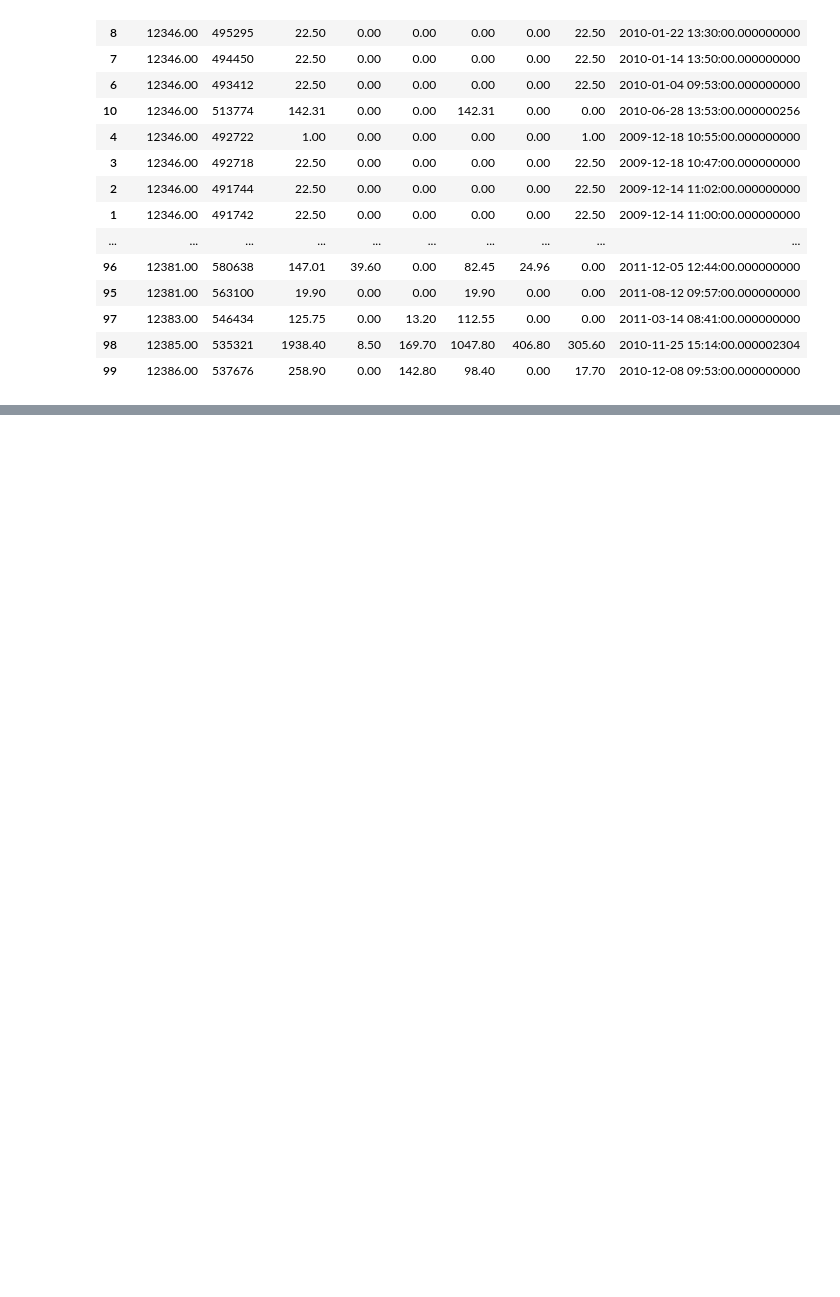
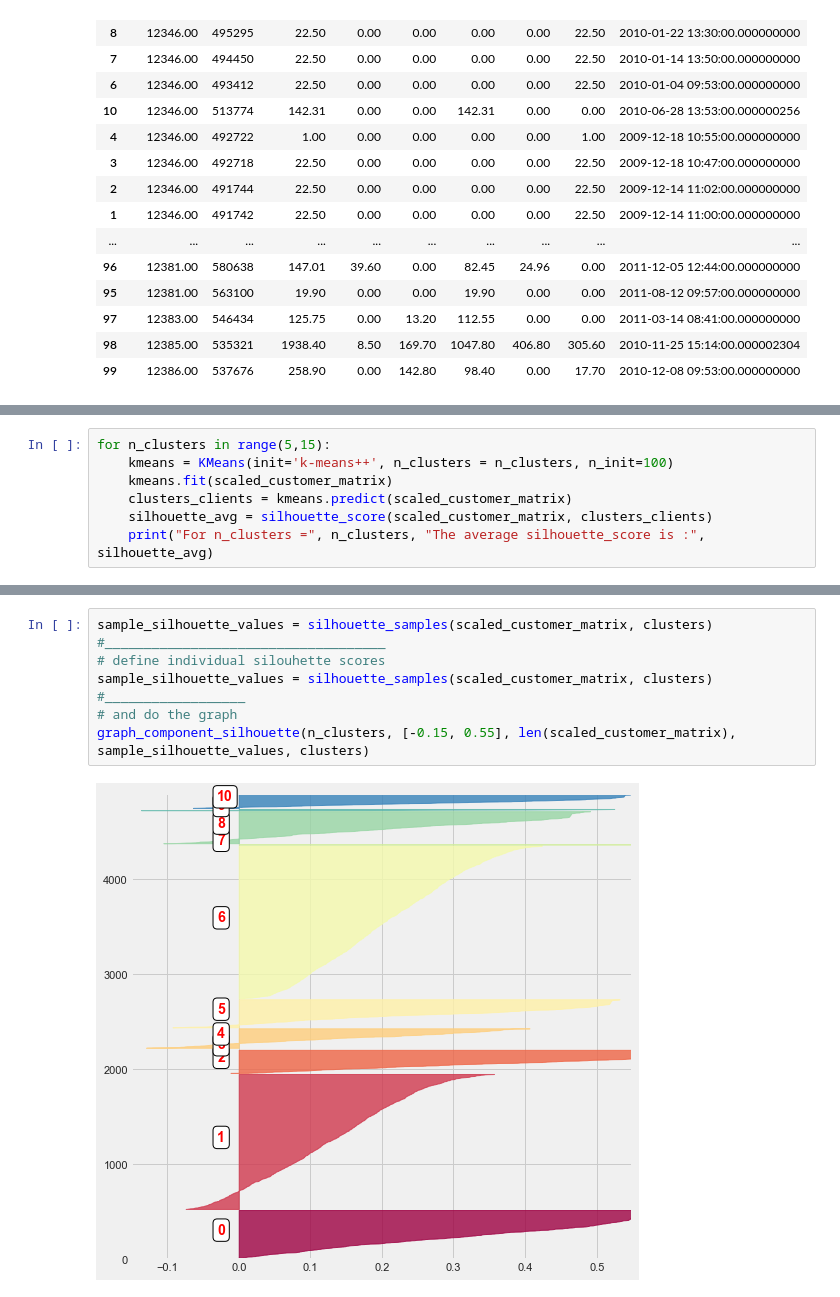
Before and after one commit to heisenberg1804/Customer-Retail-Data-Analysis, a Jupyter notebook: Customer_Retail_EDA.ipynb, the cells around one changed output, grey strips where cells are left out. Drawn from its saved outputs; the diff is of its cells as text; blank space fills up the shorter version.

```diff
--- a/Customer_Retail_EDA.ipynb
+++ b/Customer_Retail_EDA.ipynb
@@ -1194,0 +1305,7 @@ basket_price.sort_values('Customer ID', ascending = True)[:100]
+# %%
+for n_clusters in range(5,15):
+    kmeans = KMeans(init='k-means++', n_clusters = n_clusters, n_init=100)
+    kmeans.fit(scaled_customer_matrix)
+    clusters_clients = kmeans.predict(scaled_customer_matrix)
+    silhouette_avg = silhouette_score(scaled_customer_matrix, clusters_clients)
+    print("For n_clusters =", n_clusters, "The average silhouette_score is :", silhouette_avg)
@@ -1194,0 +1397,10 @@ basket_price.sort_values('Customer ID', ascending = True)[:100]
+# %%
+sample_silhouette_values = silhouette_samples(scaled_customer_matrix, clusters)
+#____________________________________
+# define individual silouhette scores
+sample_silhouette_values = silhouette_samples(scaled_customer_matrix, clusters)
+#__________________
+# and do the graph
+graph_component_silhouette(n_clusters, [-0.15, 0.55], len(scaled_customer_matrix), sample_silhouette_values, clusters)
+# %% [output]
+[figure, added]
```
Also changed, not shown: parts of 23 cells of this notebook.
